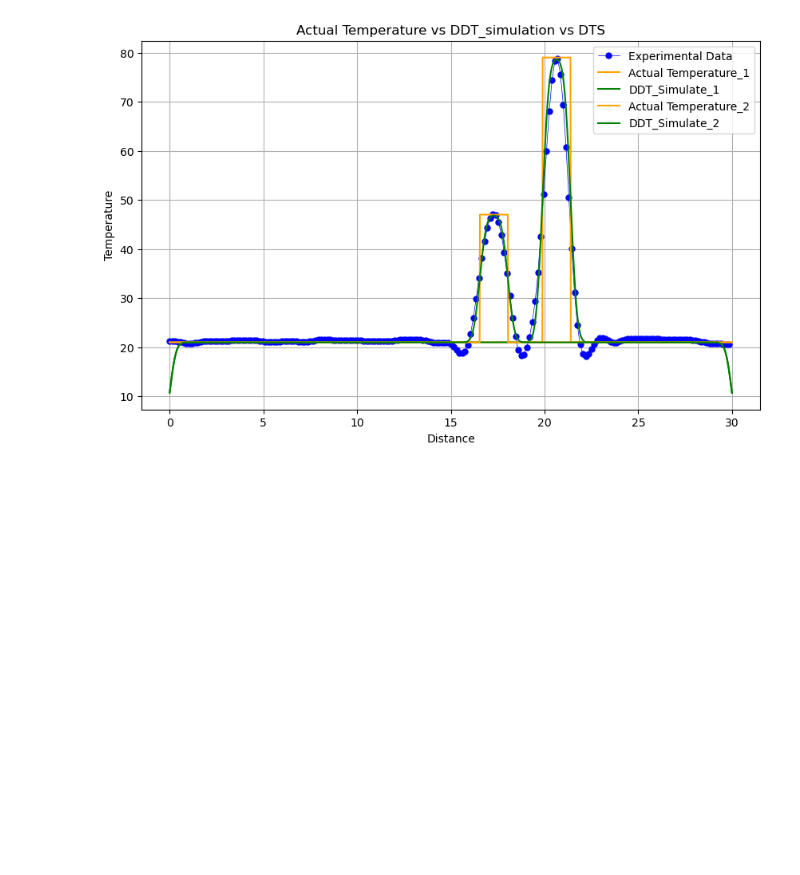
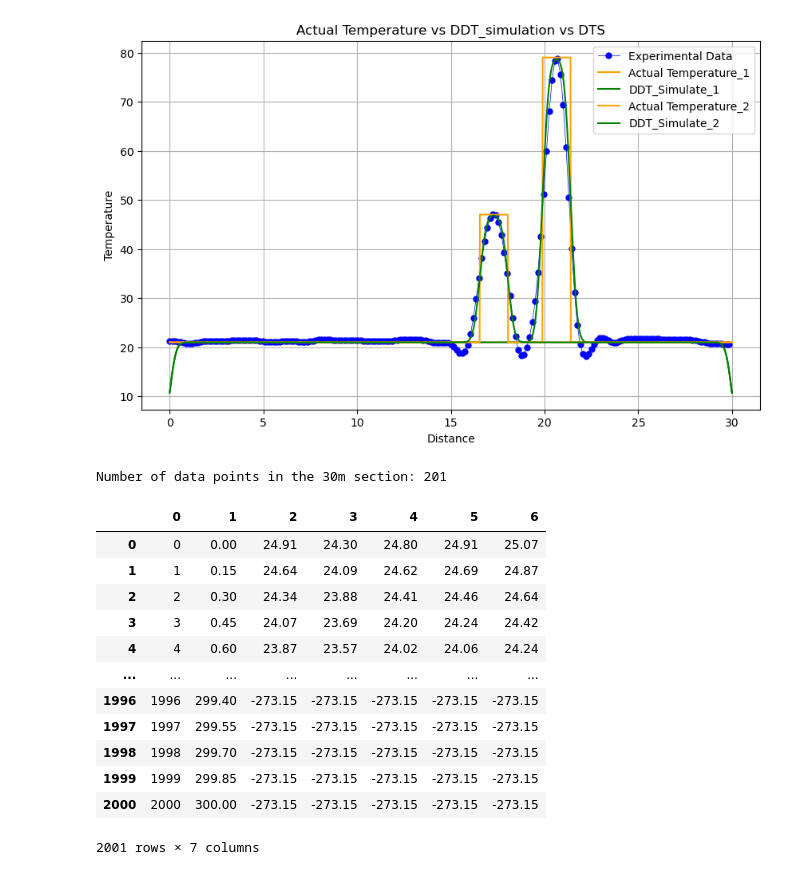
Before and after one commit to ErfanDejband/DTS_Simulation, a Jupyter notebook: test.ipynb, the cells around one changed output. Cells and saved outputs as stored; diff of their text form; code cells hidden in the pictures; blank space fills up the shorter version.

Commit message:
stage3_plot experiment

```diff
--- a/test.ipynb
+++ b/test.ipynb
@@ -72,0 +122,22 @@ if any(a) <0:
+# %%
+compare_sim_with_experimental('Experimental_data_temp700.csv',start_30m_section=50,stop_30m_section=80)
+# %% [output]
+Number of data points in the 30m section: 201
+# %%
+
+df = pd.read_csv('Experimental_data_temp700.csv', header=None)
+df
+# %% [output]
+|  | 0 | 1 | 2 | 3 | 4 | 5 | 6 |
+| 0 | 0 | 0.00 | 24.91 | 24.30 | 24.80 | 24.91 | 25.07 |
+| 1 | 1 | 0.15 | 24.64 | 24.09 | 24.62 | 24.69 | 24.87 |
+| 2 | 2 | 0.30 | 24.34 | 23.88 | 24.41 | 24.46 | 24.64 |
+| 3 | 3 | 0.45 | 24.07 | 23.69 | 24.20 | 24.24 | 24.42 |
+| 4 | 4 | 0.60 | 23.87 | 23.57 | 24.02 | 24.06 | 24.24 |
+| ... | ... | ... | ... | ... | ... | ... | ... |
+| 1996 | 1996 | 299.40 | -273.15 | -273.15 | -273.15 | -273.15 | -273.15 |
+| 1997 | 1997 | 299.55 | -273.15 | -273.15 | -273.15 | -273.15 | -273.15 |
+| 1998 | 1998 | 299.70 | -273.15 | -273.15 | -273.15 | -273.15 | -273.15 |
+| 1999 | 1999 | 299.85 | -273.15 | -273.15 | -273.15 | -273.15 | -273.15 |
+| 2000 | 2000 | 300.00 | -273.15 | -273.15 | -273.15 | -273.15 | -273.15 |
+2001 rows × 7 columns
```
Also changed, not shown: parts of 4 cells of this notebook, 2 other files.
